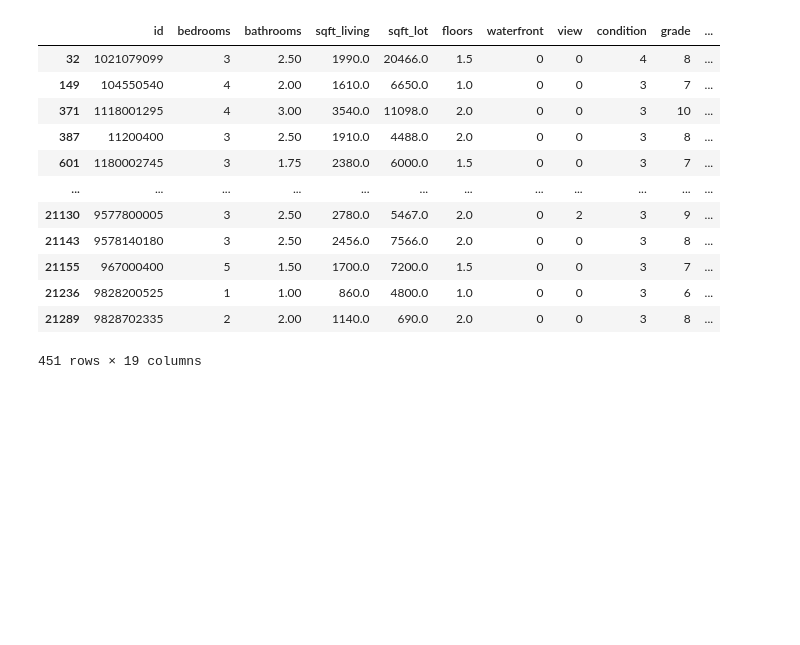
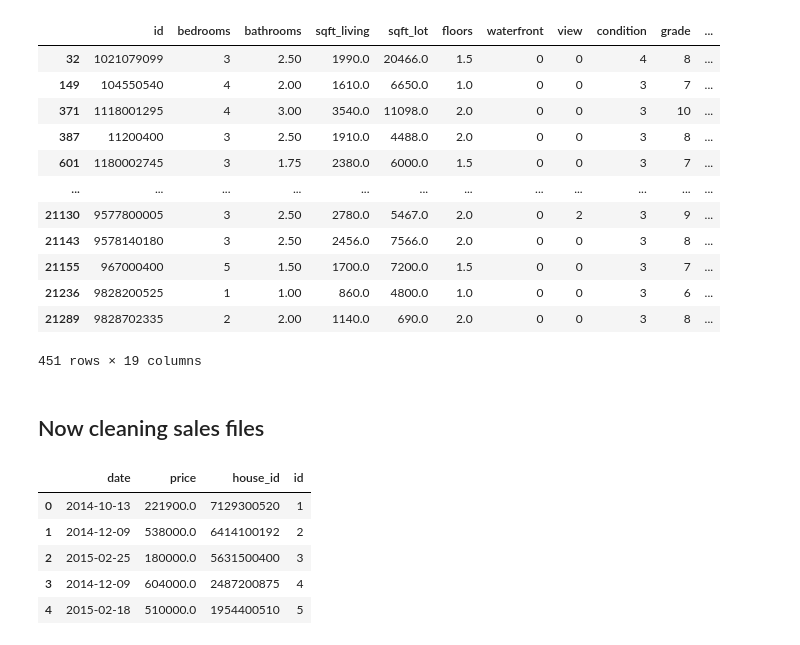
Before and after one commit to learnbh/eda-project, a Jupyter notebook: 2_clean_data_tbl_details.ipynb, the cells around one changed output. Saved outputs shown, nothing was run; the diff lists cells and outputs as text; code cells hidden in the pictures; blank space fills up the shorter version.

Commit message:
Add code to cleaned dataset and cleaned Sales dateset

```diff
--- a/2_clean_data_tbl_details.ipynb
+++ b/2_clean_data_tbl_details.ipynb
@@ -309,3 +306,16 @@ df_details_clean_data.query("sqft_basement > 0 and sqft_basement <= 5")
 # %%
 
 df_details_clean_data.to_csv('data/clean_king_county_house_details.csv',index=False, sep=';')
+# %% [markdown]
+## Now cleaning sales files
+# %%
+df_sales = pd.read_csv('data/king_county_house_sales.csv', sep=';')
+# %%
+df_sales.head()
+# %% [output]
+|  | date | price | house_id | id |
+| 0 | 2014-10-13 | 221900.0 | 7129300520 | 1 |
+| 1 | 2014-12-09 | 538000.0 | 6414100192 | 2 |
+| 2 | 2015-02-25 | 180000.0 | 5631500400 | 3 |
+| 3 | 2014-12-09 | 604000.0 | 2487200875 | 4 |
+| 4 | 2015-02-18 | 510000.0 | 1954400510 | 5 |
```
Also changed, not shown: parts of 7 cells of this notebook.
